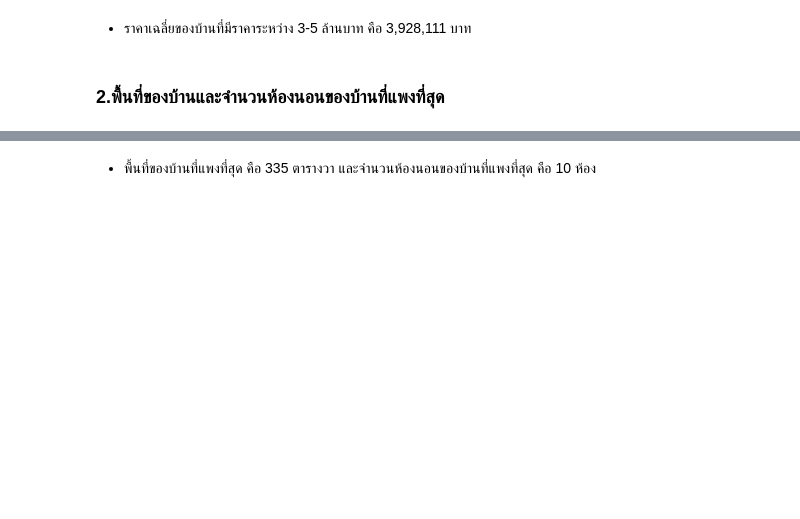
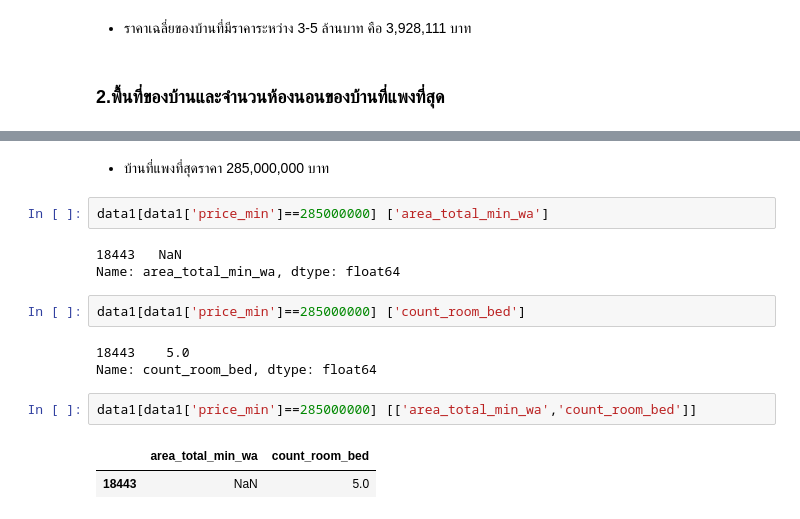
Before and after one commit to NewtonSawitta/BasicProg_DataViz65, a Jupyter notebook: Pandas_Dataframe.ipynb, the cells around one changed output, grey strips where cells are left out. Saved outputs shown, nothing was run; the diff lists cells and outputs as text; blank space fills up the shorter version.

```diff
--- a/Pandas_Dataframe.ipynb
+++ b/Pandas_Dataframe.ipynb
@@ -279,2 +287,17 @@ data1[data1['propertytype_name_en']=='Detached House'].describe()
-# %% [markdown]
-- พื้นที่ของบ้านที่แพงที่สุด คือ 335 ตารางวา	และจำนวนห้องนอนของบ้านที่แพงที่สุด คือ 10 ห้อง
+# %% [markdown]
+- บ้านที่แพงที่สุดราคา 285,000,000 บาท
+# %%
+data1[data1['price_min']==285000000] ['area_total_min_wa']
+# %% [output]
+18443   NaN
+Name: area_total_min_wa, dtype: float64
+# %%
+data1[data1['price_min']==285000000] ['count_room_bed']
+# %% [output]
+18443    5.0
+Name: count_room_bed, dtype: float64
+# %%
+data1[data1['price_min']==285000000] [['area_total_min_wa','count_room_bed']]
+# %% [output]
+|  | area_total_min_wa | count_room_bed |
+| 18443 | NaN | 5.0 |
```
Also changed, not shown: parts of 1 cell of this notebook.
